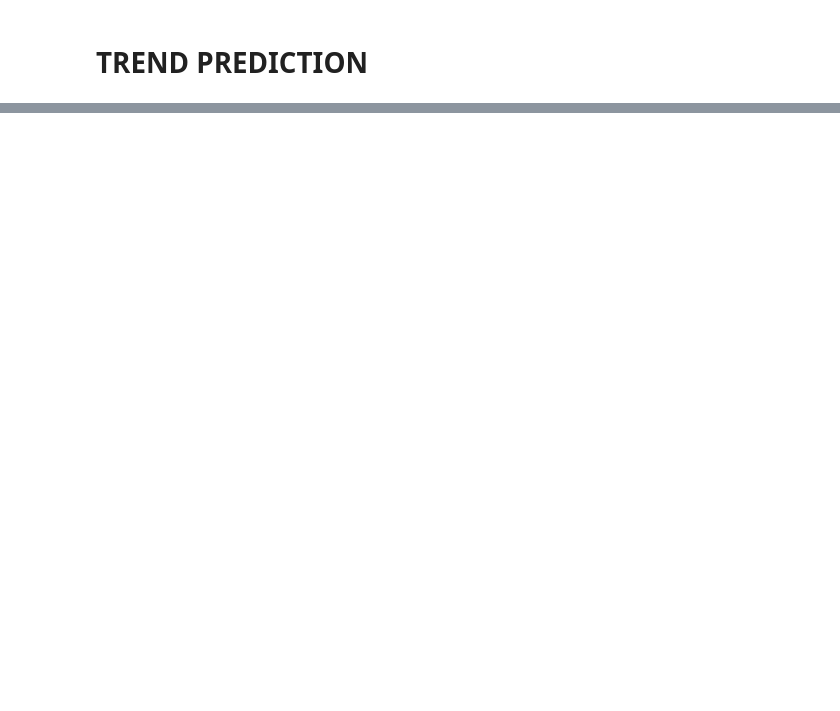
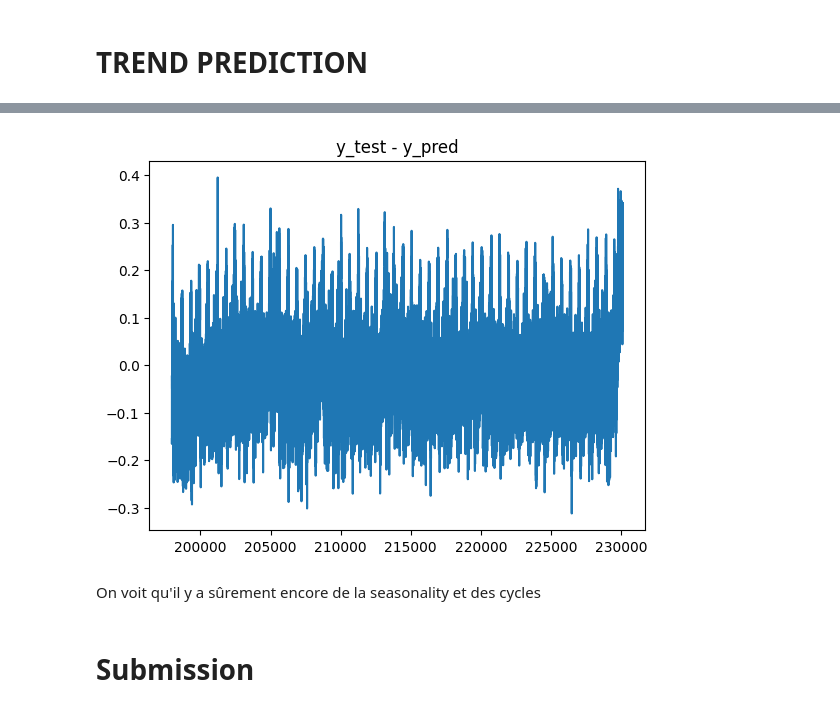
Before and after one commit to bparent11/kaggle-S5E1, a Jupyter notebook: engineering.ipynb, the cells around one changed output, grey strips where cells are left out. Cells and saved outputs as stored; diff of their text form; code cells hidden in the pictures; blank space fills up the shorter version.

```diff
--- a/engineering.ipynb
+++ b/engineering.ipynb
@@ -115,0 +178,10 @@ print(len(train.drop_duplicates(subset="date")))
+# %%
+plt.plot(y_testing_fold.index, y_testing_fold - y_pred)
+plt.title("y_test - y_pred")
+plt.show()
+# %% [output]
+[figure, added]
+# %% [markdown]
+On voit qu'il y a sûrement encore de la seasonality et des cycles
+# %% [markdown]
+# Submission
```
Also changed, not shown: parts of 20 cells of this notebook.
